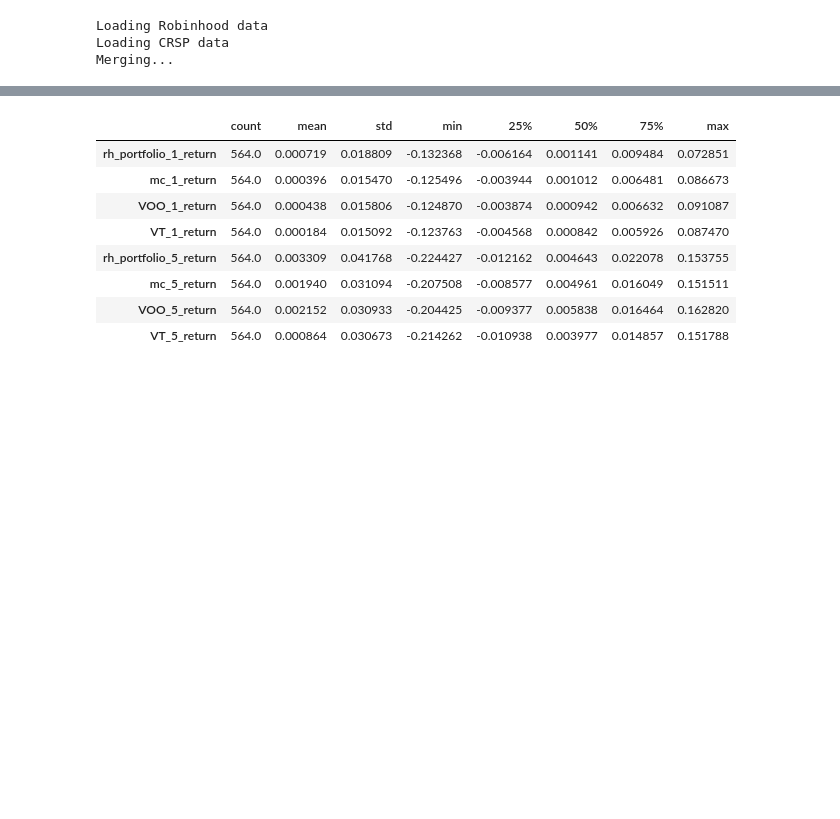
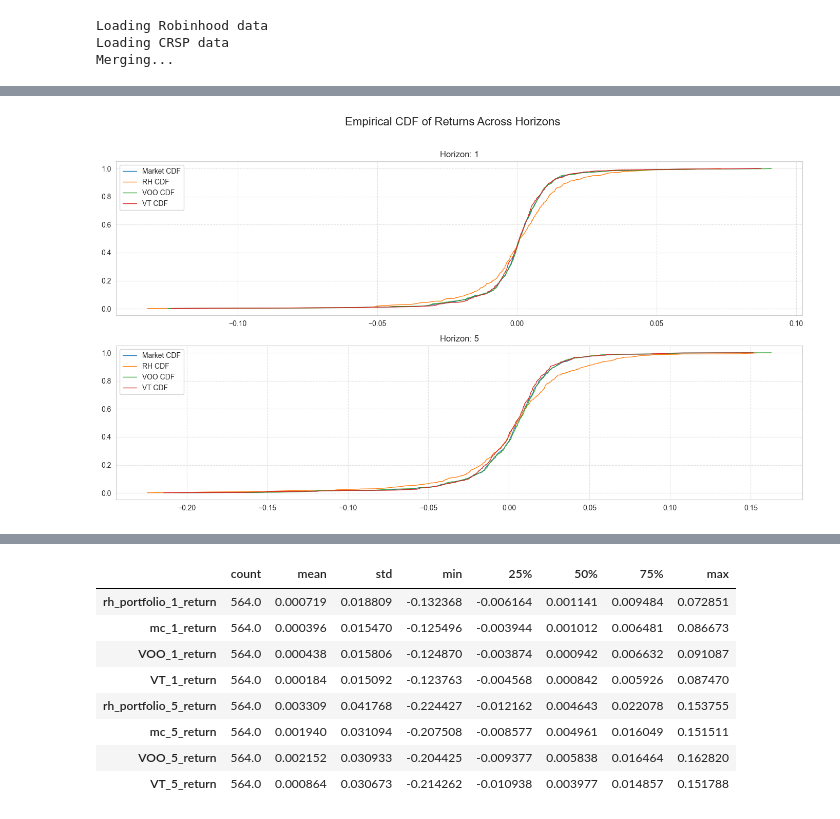
Before and after one commit to FedericoCortesi/Robinhood_data, a Jupyter notebook: notebooks/test.ipynb, the cells around one changed output, grey strips where cells are left out. Cells and saved outputs as stored; diff of their text form; code cells hidden in the pictures; blank space fills up the shorter version.

```diff
--- a/notebooks/test.ipynb
+++ b/notebooks/test.ipynb
@@ -704 +704,5 @@ an.plot_returns_cdfs(returns_kwargs={"horizons":[1, 5], "start_date":None, "cumu
+# %%
+an.plot_returns_cdfs()
+# %% [output]
+[figure, added]
 # %%
```
Also changed, not shown: parts of 17 cells of this notebook, 55 other files.
